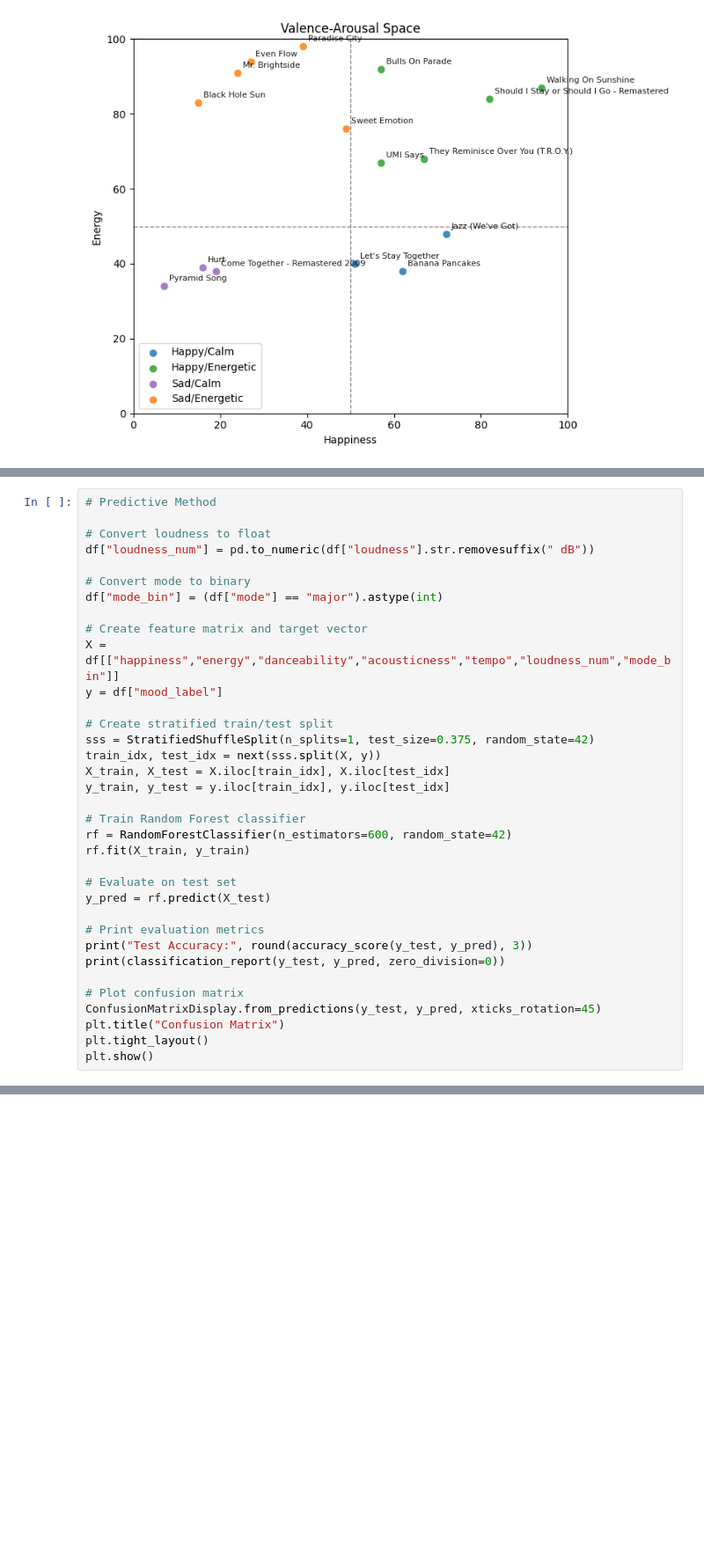
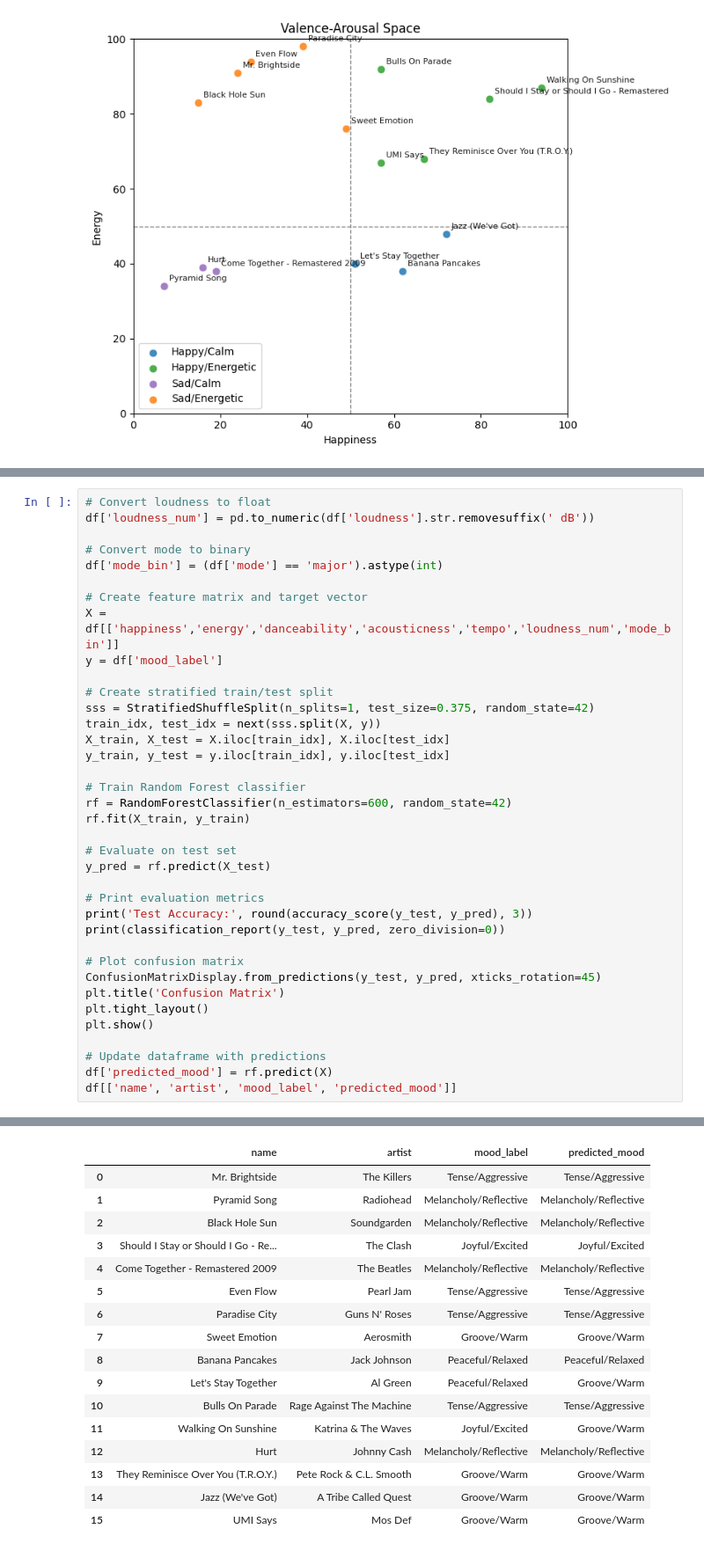
Before and after one commit to brandononeal/Mood-Predictor, a Jupyter notebook: MoodPredictor/notebook/mood_predictor.ipynb, the cells around one changed output, grey strips where cells are left out. Shown at 88% size. Drawn from its saved outputs; the diff is of its cells as text; blank space fills up the shorter version.

```diff
--- a/MoodPredictor/notebook/mood_predictor.ipynb
+++ b/MoodPredictor/notebook/mood_predictor.ipynb
@@ -139,15 +128,13 @@ df[['name', 'artist', 'mood_label']]
 # %%
-# Predictive Method
-
 # Convert loudness to float
-df["loudness_num"] = pd.to_numeric(df["loudness"].str.removesuffix(" dB"))
+df['loudness_num'] = pd.to_numeric(df['loudness'].str.removesuffix(' dB'))
 
 # Convert mode to binary
-df["mode_bin"] = (df["mode"] == "major").astype(int)
+df['mode_bin'] = (df['mode'] == 'major').astype(int)
 
 # Create feature matrix and target vector
-X = df[["happiness","energy","danceability","acousticness","tempo","loudness_num","mode_bin"]]
-y = df["mood_label"]
+X = df[['happiness','energy','danceability','acousticness','tempo','loudness_num','mode_bin']]
+y = df['mood_label']
 
 # Create stratified train/test split
 sss = StratifiedShuffleSplit(n_splits=1, test_size=0.375, random_state=42)
@@ -156,32 +143,53 @@ X_train, X_test = X.iloc[train_idx], X.iloc[test_idx]
 y_train, y_test = y.iloc[train_idx], y.iloc[test_idx]
 
 # Train Random Forest classifier
 rf = RandomForestClassifier(n_estimators=600, random_state=42)
 rf.fit(X_train, y_train)
 
 # Evaluate on test set
 y_pred = rf.predict(X_test)
 
 # Print evaluation metrics
-print("Test Accuracy:", round(accuracy_score(y_test, y_pred), 3))
+print('Test Accuracy:', round(accuracy_score(y_test, y_pred), 3))
 print(classification_report(y_test, y_pred, zero_division=0))
 
 # Plot confusion matrix
 ConfusionMatrixDisplay.from_predictions(y_test, y_pred, xticks_rotation=45)
-plt.title("Confusion Matrix")
+plt.title('Confusion Matrix')
 plt.tight_layout()
 plt.show()
+
+# Update dataframe with predictions
+df['predicted_mood'] = rf.predict(X)
+df[['name', 'artist', 'mood_label', 'predicted_mood']]
 # %% [output]
 Test Accuracy: 0.667
                        precision    recall  f1-score   support
 
           Groove/Warm       0.33      1.00      0.50         1
        Joyful/Excited       0.00      0.00      0.00         1
 Melancholy/Reflective       1.00      1.00      1.00         1
      Peaceful/Relaxed       0.00      0.00      0.00         1
      Tense/Aggressive       1.00      1.00      1.00         2
 
              accuracy                           0.67         6
             macro avg       0.47      0.60      0.50         6
          weighted avg       0.56      0.67      0.58         6
 [figure]
+|  | name | artist | mood_label | predicted_mood |
+| 0 | Mr. Brightside | The Killers | Tense/Aggressive | Tense/Aggressive |
+| 1 | Pyramid Song | Radiohead | Melancholy/Reflective | Melancholy/Reflective |
+| 2 | Black Hole Sun | Soundgarden | Melancholy/Reflective | Melancholy/Reflective |
+| 3 | Should I Stay or Should I Go - Re... | The Clash | Joyful/Excited | Joyful/Excited |
+| 4 | Come Together - Remastered 2009 | The Beatles | Melancholy/Reflective | Melancholy/Reflective |
+| 5 | Even Flow | Pearl Jam | Tense/Aggressive | Tense/Aggressive |
+| 6 | Paradise City | Guns N' Roses | Tense/Aggressive | Tense/Aggressive |
+| 7 | Sweet Emotion | Aerosmith | Groove/Warm | Groove/Warm |
+| 8 | Banana Pancakes | Jack Johnson | Peaceful/Relaxed | Peaceful/Relaxed |
+| 9 | Let's Stay Together | Al Green | Peaceful/Relaxed | Groove/Warm |
+| 10 | Bulls On Parade | Rage Against The Machine | Tense/Aggressive | Tense/Aggressive |
+| 11 | Walking On Sunshine | Katrina & The Waves | Joyful/Excited | Groove/Warm |
+| 12 | Hurt | Johnny Cash | Melancholy/Reflective | Melancholy/Reflective |
+| 13 | They Reminisce Over You (T.R.O.Y.) | Pete Rock & C.L. Smooth | Groove/Warm | Groove/Warm |
+| 14 | Jazz (We've Got) | A Tribe Called Quest | Groove/Warm | Groove/Warm |
+| 15 | UMI Says | Mos Def | Groove/Warm | Groove/Warm |
```
Also changed, not shown: parts of 9 cells of this notebook.
